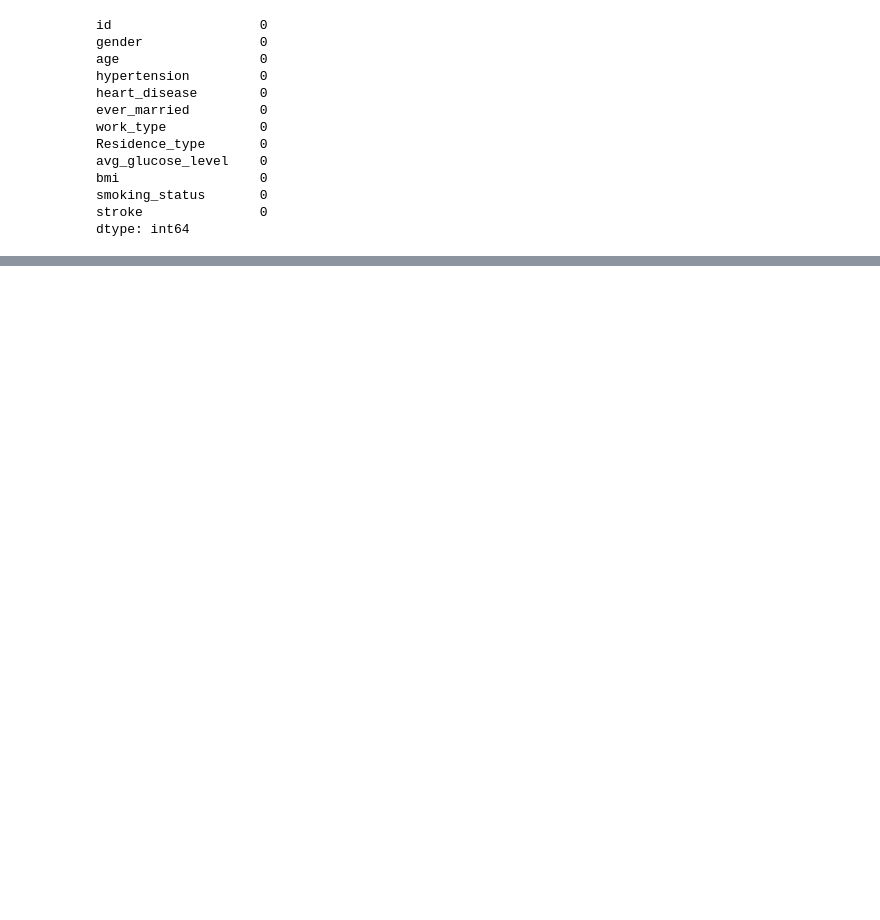
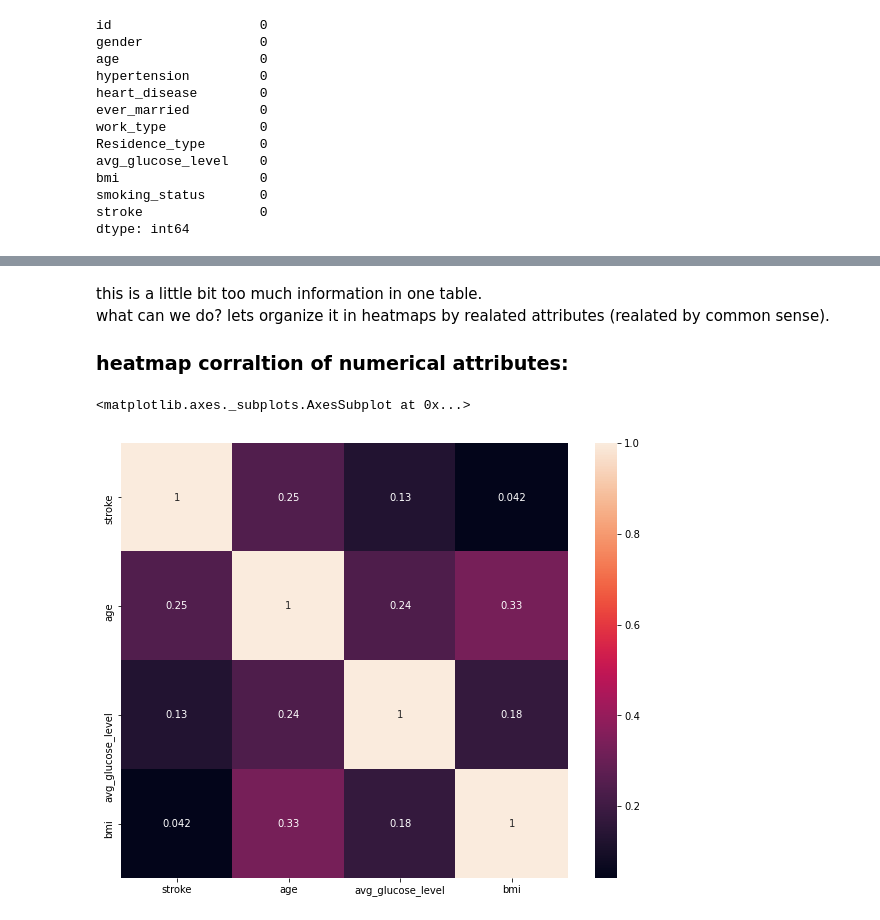
Before and after one commit to idankam/DataScienceCourseProject, a Jupyter notebook: Classification Notebook.ipynb, the cells around one changed output, grey strips where cells are left out. Cells and saved outputs as stored; diff of their text form; code cells hidden in the pictures; blank space fills up the shorter version.

Commit message:
final heatmaps

```diff
--- a/Classification Notebook.ipynb
+++ b/Classification Notebook.ipynb
@@ -232,0 +212,3 @@ dtype: int64
+# %%
+print(df['gender'].value_counts())
+df = df[df['gender'] != "Other"]
@@ -252,0 +285,12 @@ df[df['work_type'] == "children"]['age'].max()
+# %% [markdown]
+this is a little bit too much information in one table.<br>
+what can we do?
+lets organize it in heatmaps by realated attributes (realated by common sense).
+
+### heatmap corraltion of numerical attributes:
+# %%
+fig, ax = plt.subplots(figsize=(10,8))
+sns.heatmap(df_result[['stroke', 'age', 'avg_glucose_level', 'bmi']].corr(),annot=True)
+# %% [output]
+<matplotlib.axes._subplots.AxesSubplot at 0x...>
+[figure, added]
```
Also changed, not shown: parts of 16 cells of this notebook.
